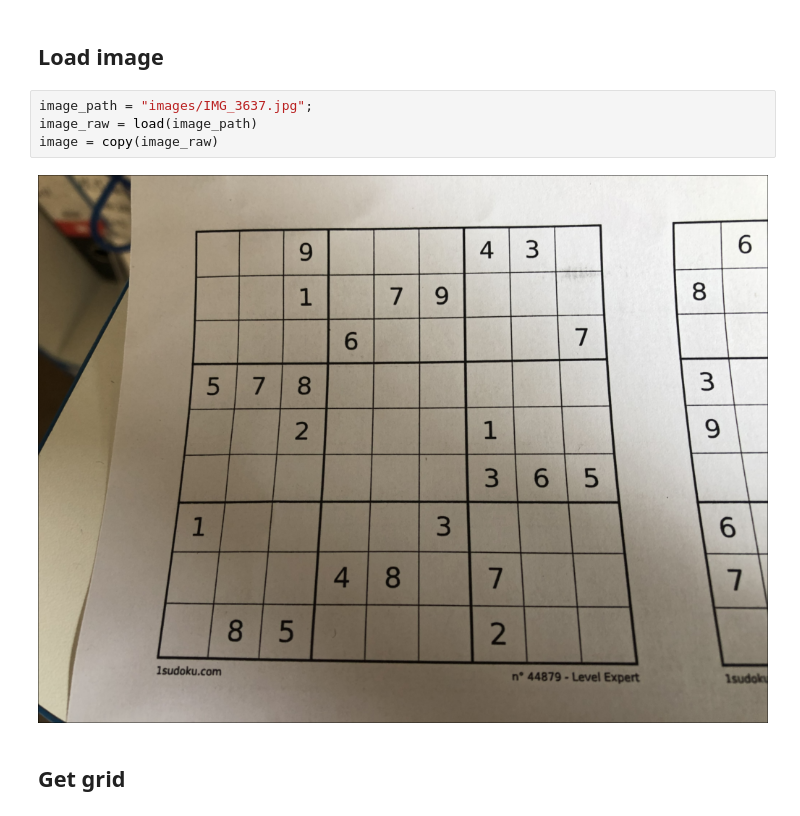
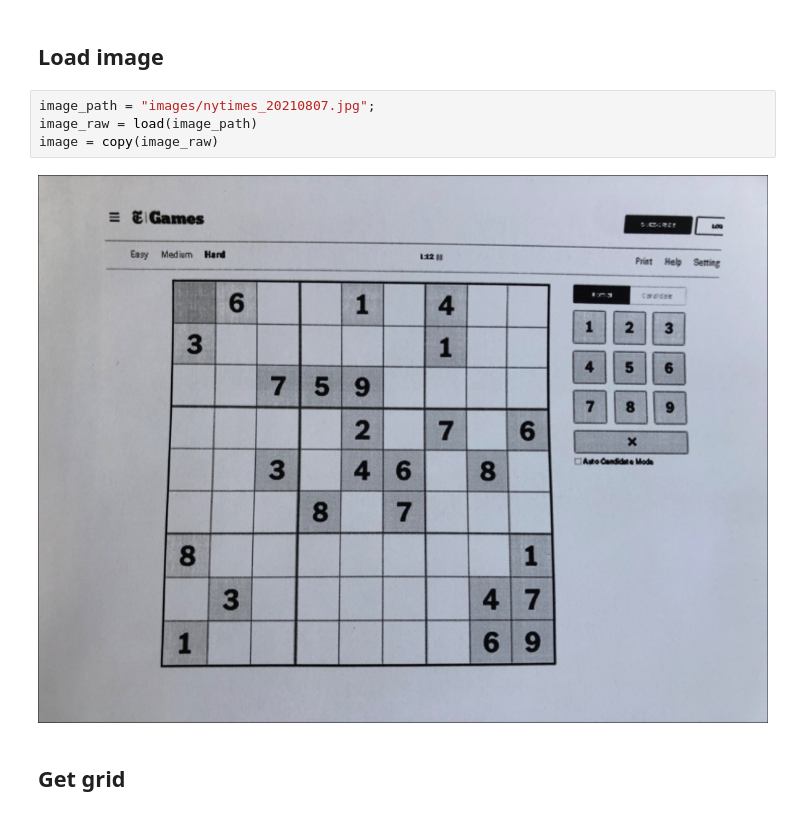
Before and after one commit to LiorSinai/SudokuReader-Julia, a Jupyter notebook: DigitDetector.ipynb, the cells around one changed output. Cells and saved outputs as stored; diff of their text form.

```diff
--- a/DigitDetector.ipynb
+++ b/DigitDetector.ipynb
@@ -25,11 +25,11 @@ WARNING: replacing module Transforms.
 # %% [markdown]
 ## Load image
 # %%
-image_path = "images/IMG_3637.jpg";
+image_path = "images/nytimes_20210807.jpg";
 image_raw = load(image_path)
 image = copy(image_raw)
 # %% [output]
-[figure, old version]
+[figure, new version]
 # %% [markdown]
 ## Get grid
 # %%
```
Also changed, not shown: parts of 8 cells of this notebook, 9 other files.
